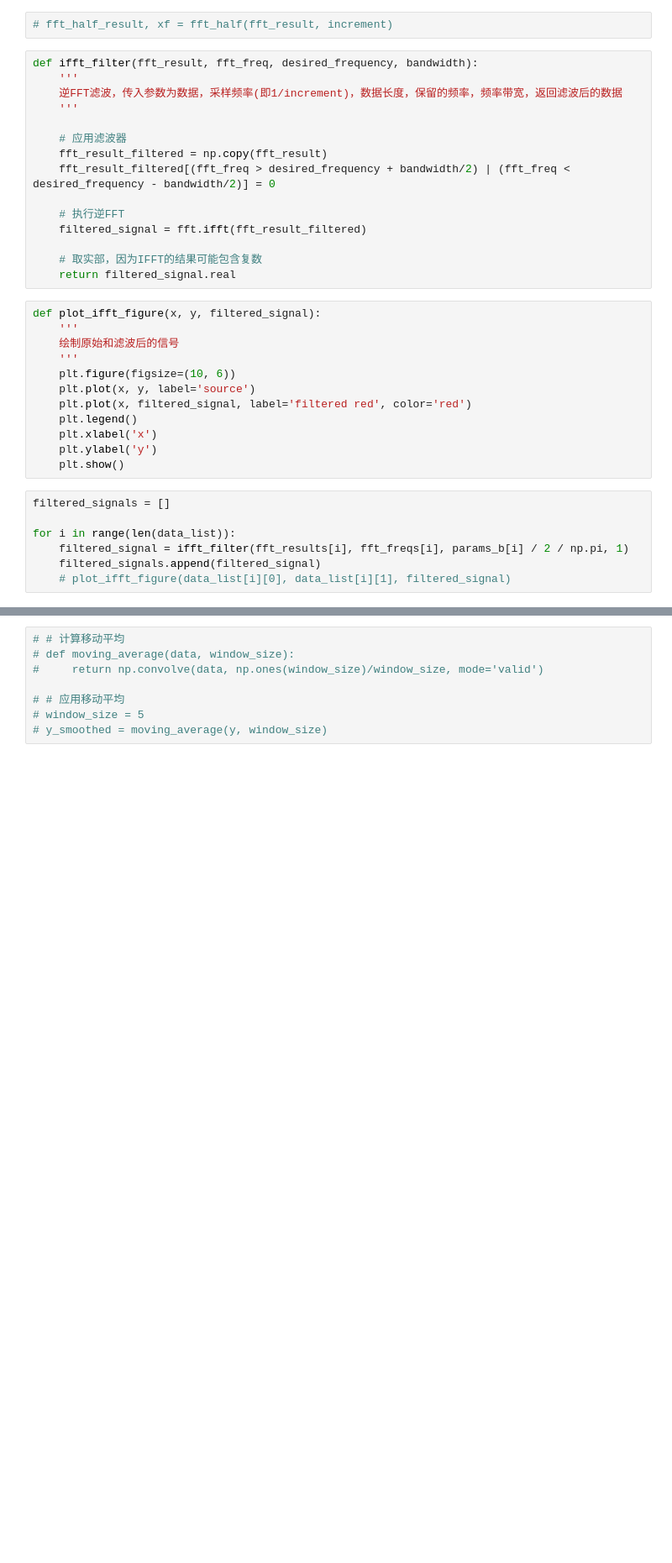
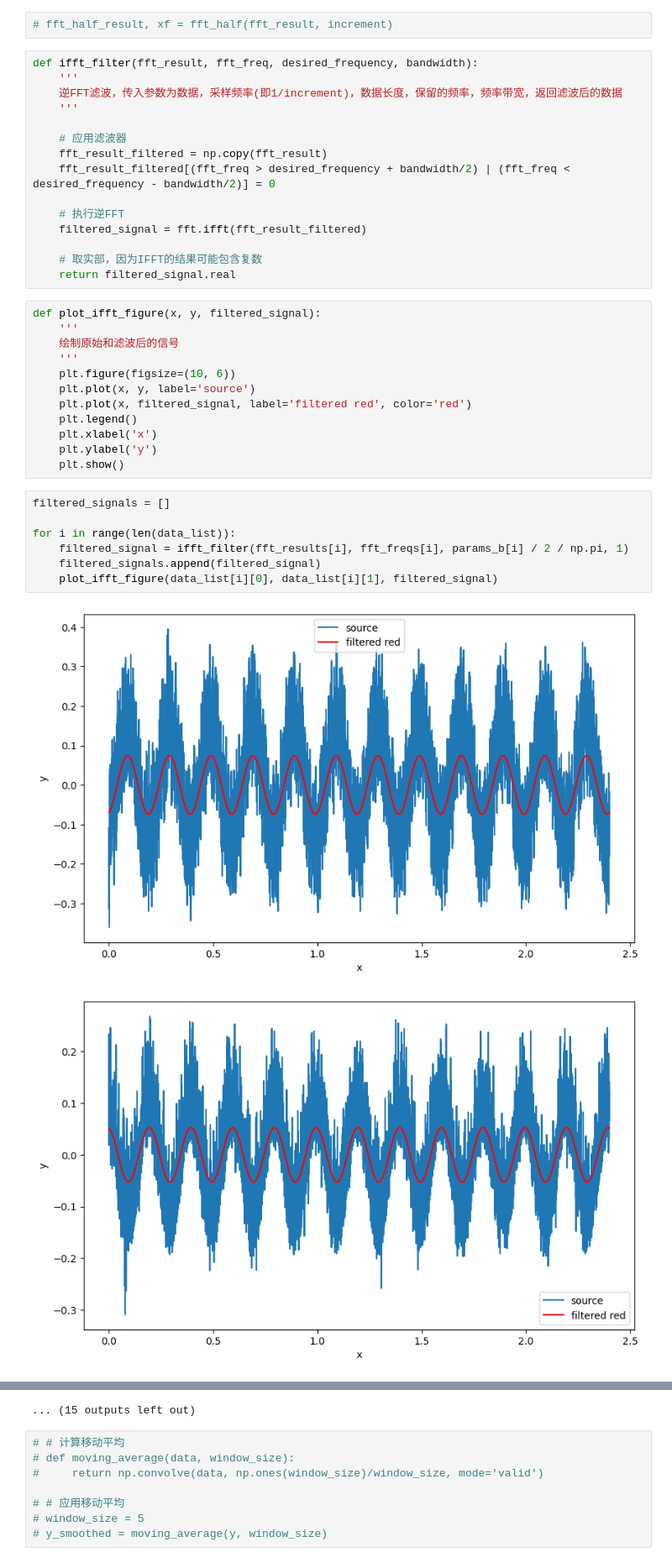
Before and after one commit to dyq1231/hunter, a Jupyter notebook: curve.ipynb, the cells around one changed output, grey strips where cells are left out. Shown at 84% size. Cells and saved outputs as stored; diff of their text form; blank space fills up the shorter version.

```diff
--- a/curve.ipynb
+++ b/curve.ipynb
@@ -167,7 +166,10 @@ def plot_ifft_figure(x, y, filtered_signal):
 # %%
 filtered_signals = []
 
 for i in range(len(data_list)):
     filtered_signal = ifft_filter(fft_results[i], fft_freqs[i], params_b[i] / 2 / np.pi, 1)
     filtered_signals.append(filtered_signal)
-    # plot_ifft_figure(data_list[i][0], data_list[i][1], filtered_signal)
+    plot_ifft_figure(data_list[i][0], data_list[i][1], filtered_signal)
+# %% [output]
+[figure, added]
+[figure, added]
@@ -174,3 +186,4 @@ for i in range(len(data_list)):
+... (15 outputs left out)
 # %%
 # # 计算移动平均
 # def moving_average(data, window_size):
```
Also changed, not shown: parts of 9 cells of this notebook, 2 other files.
